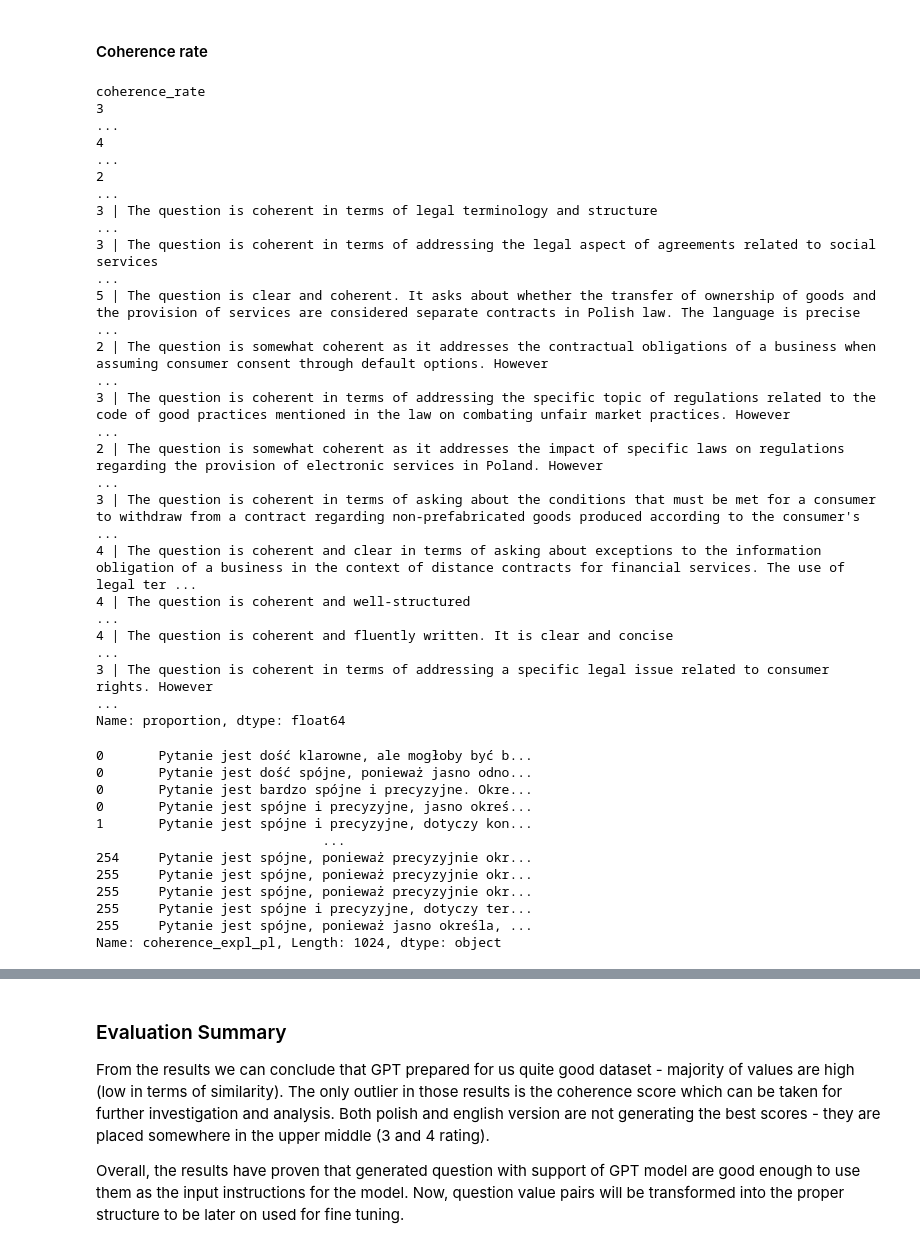
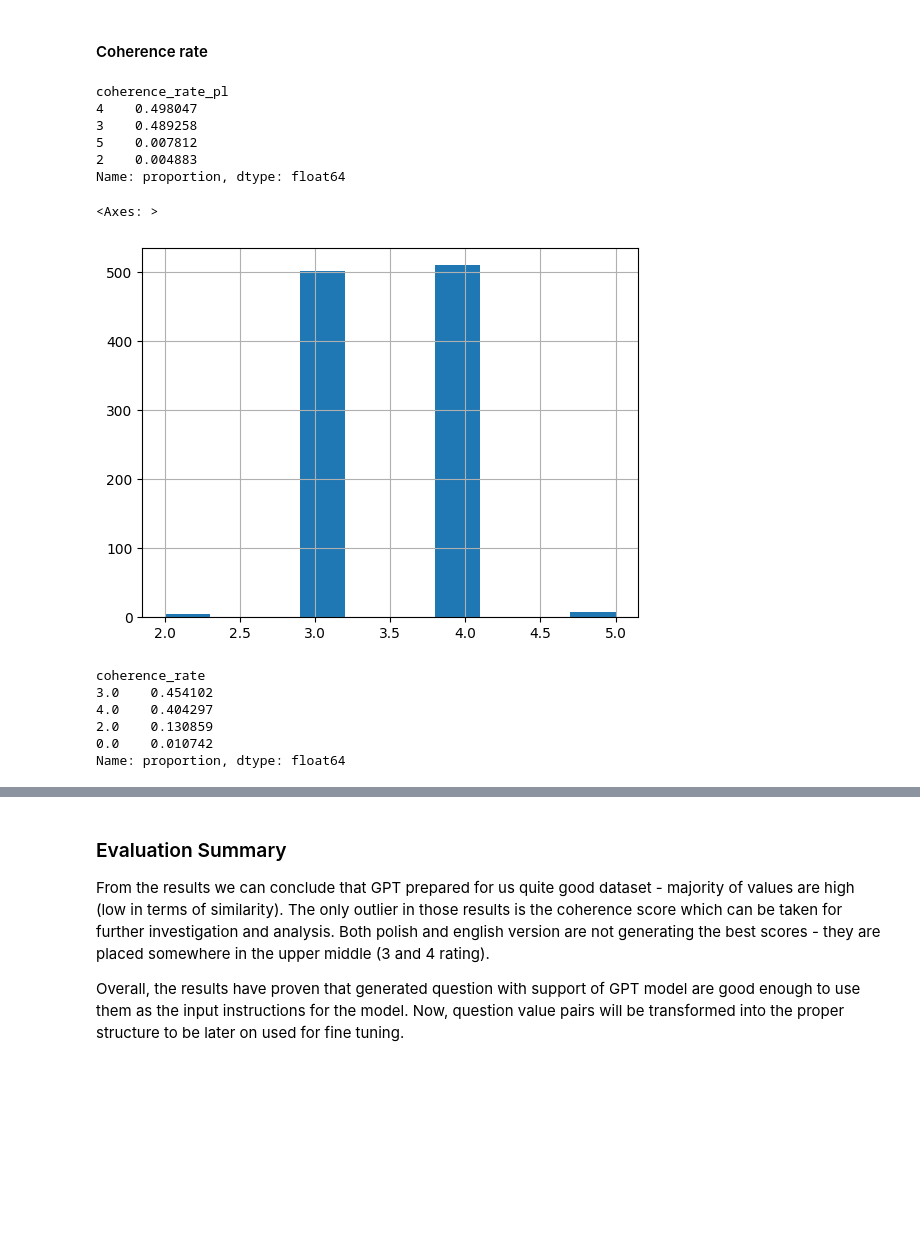
Before and after one commit to witold87/llm-bielik-ft-legal, a Jupyter notebook: src/llm-bielik-ft-data-generation-part-I.ipynb, the cells around one changed output, grey strips where cells are left out. Drawn from its saved outputs; the diff is of its cells as text; code cells hidden in the pictures; blank space fills up the shorter version.

```diff
--- a/src/llm-bielik-ft-data-generation-part-I.ipynb
+++ b/src/llm-bielik-ft-data-generation-part-I.ipynb
@@ -272,21 +270,11 @@ Mean for question to question for WMD is 0.2319945366162956 with std as 0.058350
 # %% [markdown]
 #### Coherence rate
 # %%
-df['coherence_rate'].value_counts(normalize=True)
+df['coherence_rate_pl'].value_counts(normalize=True)
 # %% [output]
-coherence_rate
-3                                                                                                                                                                                                        ...
-4                                                                                                                                                                                                        ...
-2                                                                                                                                                                                                        ...
-3 | The question is coherent in terms of legal terminology and structure                                                                                                                                 ...
-3 | The question is coherent in terms of addressing the legal aspect of agreements related to social services                                                                                            ...
-5 | The question is clear and coherent. It asks about whether the transfer of ownership of goods and the provision of services are considered separate contracts in Polish law. The language is precise  ...
-2 | The question is somewhat coherent as it addresses the contractual obligations of a business when assuming consumer consent through default options. However                                          ...
-3 | The question is coherent in terms of addressing the specific topic of regulations related to the code of good practices mentioned in the law on combating unfair market practices. However           ...
-2 | The question is somewhat coherent as it addresses the impact of specific laws on regulations regarding the provision of electronic services in Poland. However                                       ...
-3 | The question is coherent in terms of asking about the conditions that must be met for a consumer to withdraw from a contract regarding non-prefabricated goods produced according to the consumer's  ...
-4 | The question is coherent and clear in terms of asking about exceptions to the information obligation of a business in the context of distance contracts for financial services. The use of legal ter ...
-4 | The question is coherent and well-structured                                                                                                                                                         ...
-4 | The question is coherent and fluently written. It is clear and concise                                                                                                                               ...
-3 | The question is coherent in terms of addressing a specific legal issue related to consumer rights. However                                                                                           ...
+coherence_rate_pl
+4    0.498047
+3    0.489258
+5    0.007812
+2    0.004883
 Name: proportion, dtype: float64
@@ -297,15 +281,15 @@ coherence_analysis['coherence_rate_pl'] = coherence_analysis['coherence_rate_pl'
-# %%
-coherence_analysis['coherence_expl_pl']
-# %% [output]
-0       Pytanie jest dość klarowne, ale mogłoby być b...
-0       Pytanie jest dość spójne, ponieważ jasno odno...
-0       Pytanie jest bardzo spójne i precyzyjne. Okre...
-0       Pytanie jest spójne i precyzyjne, jasno okreś...
-1       Pytanie jest spójne i precyzyjne, dotyczy kon...
-                             ...
-254     Pytanie jest spójne, ponieważ precyzyjnie okr...
-255     Pytanie jest spójne, ponieważ precyzyjnie okr...
-255     Pytanie jest spójne, ponieważ precyzyjnie okr...
-255     Pytanie jest spójne i precyzyjne, dotyczy ter...
-255     Pytanie jest spójne, ponieważ jasno określa, ...
-Name: coherence_expl_pl, Length: 1024, dtype: object
+# %%
+pd.plotting.hist_series(df['coherence_rate_pl'])
+# %% [output]
+<Axes: >
+[figure, added]
+# %%
+df['coherence_rate'] = pd.to_numeric(df.coherence_rate, errors='coerce').fillna(0) # there are some single rows with wrong values (not parsed correctly), removing them as they do not provide mush difference in the final results.
+df['coherence_rate'].value_counts(normalize=True)
+# %% [output]
+coherence_rate
+3.0    0.454102
+4.0    0.404297
+2.0    0.130859
+0.0    0.010742
+Name: proportion, dtype: float64
```
Also changed, not shown: parts of 12 cells of this notebook.
